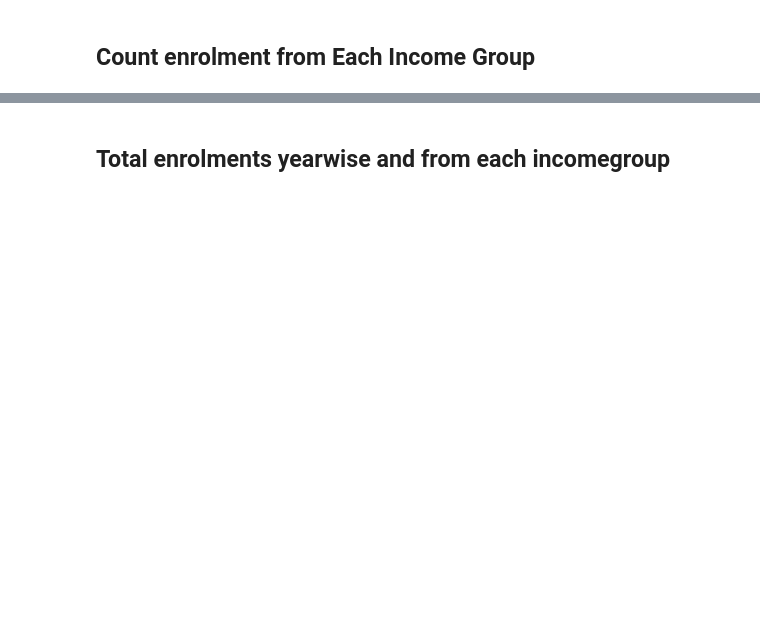
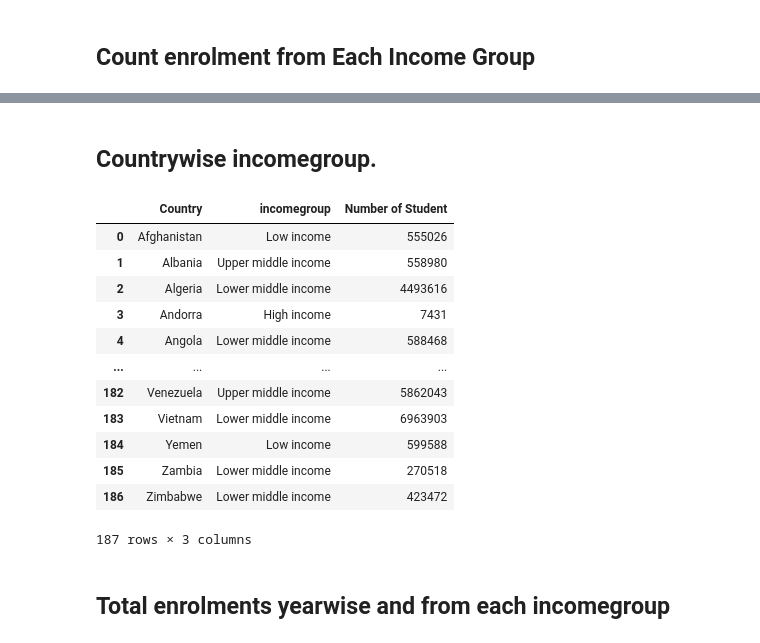
Before and after one commit to hannanmustajab/University-Enrolment-Dashboad-D3.js-, a Jupyter notebook: DV-Preprocessing.ipynb, the cells around one changed output, grey strips where cells are left out. Drawn from its saved outputs; the diff is of its cells as text; code cells hidden in the pictures; blank space fills up the shorter version.

```diff
--- a/DV-Preprocessing.ipynb
+++ b/DV-Preprocessing.ipynb
@@ -227,3 +204,22 @@ df
+# %% [markdown]
+## Countrywise incomegroup.
+# %%
+income_group_by_country = df.groupby(['Country', 'incomegroup'])['Number of Student'].agg('sum').reset_index()
+income_group_by_country
+# %% [output]
+|  | Country | incomegroup | Number of Student |
+| 0 | Afghanistan | Low income | 555026 |
+| 1 | Albania | Upper middle income | 558980 |
+| 2 | Algeria | Lower middle income | 4493616 |
+| 3 | Andorra | High income | 7431 |
+| 4 | Angola | Lower middle income | 588468 |
+| ... | ... | ... | ... |
+| 182 | Venezuela | Upper middle income | 5862043 |
+| 183 | Vietnam | Lower middle income | 6963903 |
+| 184 | Yemen | Low income | 599588 |
+| 185 | Zambia | Lower middle income | 270518 |
+| 186 | Zimbabwe | Lower middle income | 423472 |
+187 rows × 3 columns
 # %% [markdown]
 ## Total enrolments yearwise and from each incomegroup
 # %%
```
Also changed, not shown: parts of 27 cells of this notebook, 8 other files.
